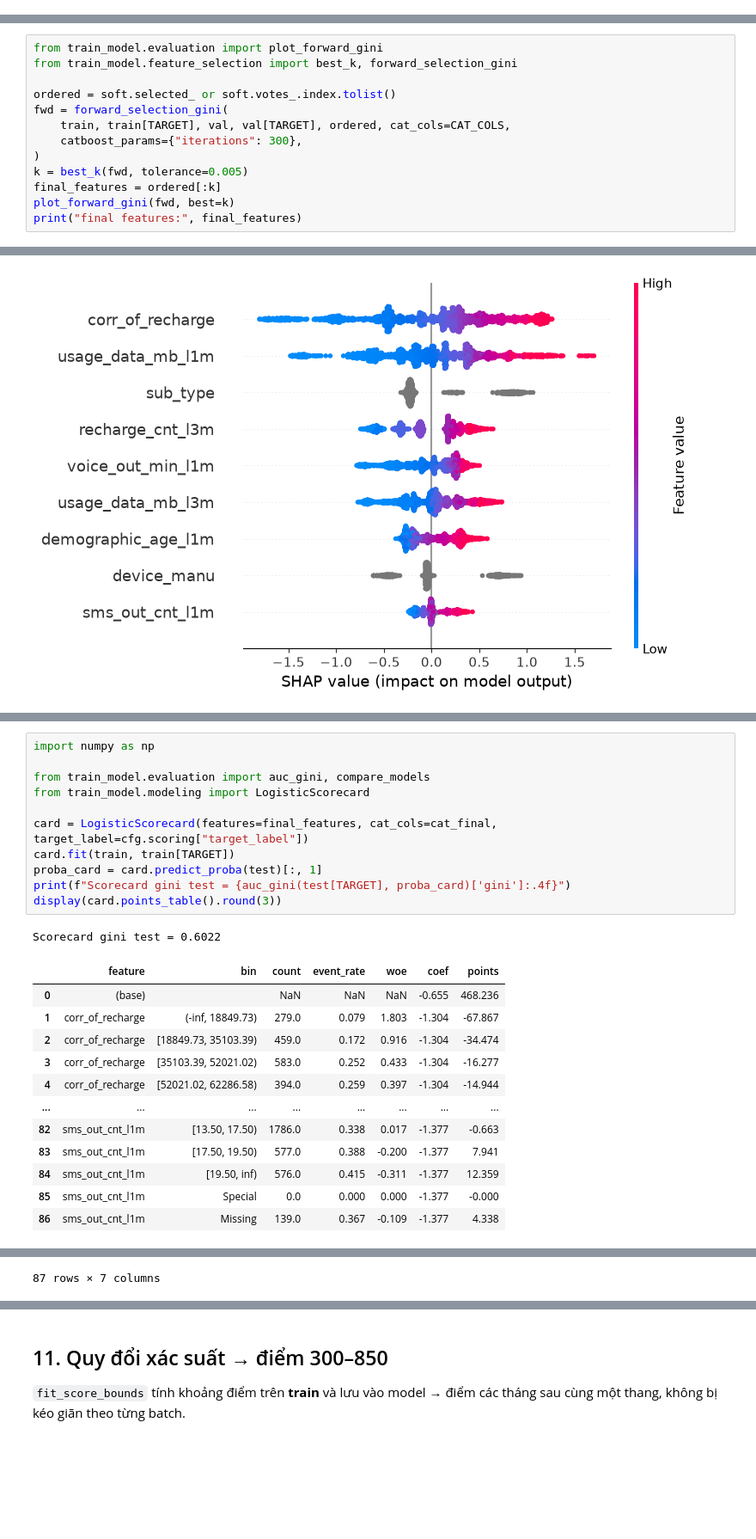
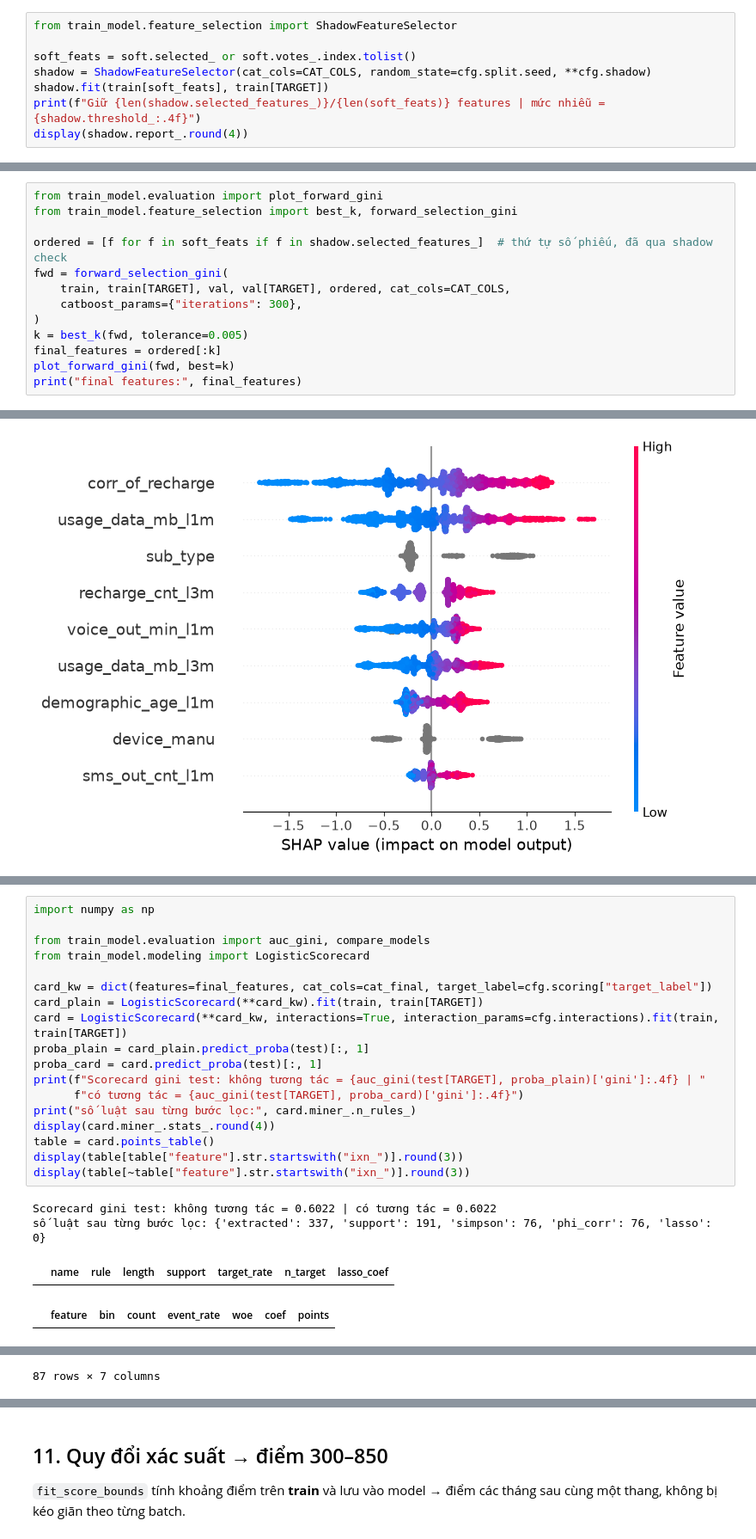
Before and after one commit to huyphan5677/train_model_standard, a Jupyter notebook: notebooks/01_train.ipynb, the cells around one changed output, grey strips where cells are left out. Shown at 86% size. Cells and saved outputs as stored; diff of their text form; blank space fills up the shorter version.

```diff
--- a/notebooks/01_train.ipynb
+++ b/notebooks/01_train.ipynb
@@ -241,0 +254,8 @@ Giữ 10/10 features (min_votes=3)
+# %%
+from train_model.feature_selection import ShadowFeatureSelector
+
+soft_feats = soft.selected_ or soft.votes_.index.tolist()
+shadow = ShadowFeatureSelector(cat_cols=CAT_COLS, random_state=cfg.split.seed, **cfg.shadow)
+shadow.fit(train[soft_feats], train[TARGET])
+print(f"Giữ {len(shadow.selected_features_)}/{len(soft_feats)} features | mức nhiễu = {shadow.threshold_:.4f}")
+display(shadow.report_.round(4))
@@ -248,7 +281,7 @@ Thêm dần feature theo thứ tự số phiếu, train CatBoost mỗi lần và
 from train_model.evaluation import plot_forward_gini
 from train_model.feature_selection import best_k, forward_selection_gini
 
-ordered = soft.selected_ or soft.votes_.index.tolist()
+ordered = [f for f in soft_feats if f in shadow.selected_features_]  # thứ tự số phiếu, đã qua shadow check
 fwd = forward_selection_gini(
     train, train[TARGET], val, val[TARGET], ordered, cat_cols=CAT_COLS,
     catboost_params={"iterations": 300},
@@ -431,25 +510,23 @@ Bước 11–12 vẫn dùng CatBoost; bảng này là thông tin để quyết
 # %%
 import numpy as np
 
 from train_model.evaluation import auc_gini, compare_models
 from train_model.modeling import LogisticScorecard
 
-card = LogisticScorecard(features=final_features, cat_cols=cat_final, target_label=cfg.scoring["target_label"])
-card.fit(train, train[TARGET])
+card_kw = dict(features=final_features, cat_cols=cat_final, target_label=cfg.scoring["target_label"])
+card_plain = LogisticScorecard(**card_kw).fit(train, train[TARGET])
+card = LogisticScorecard(**card_kw, interactions=True, interaction_params=cfg.interactions).fit(train, train[TARGET])
+proba_plain = card_plain.predict_proba(test)[:, 1]
 proba_card = card.predict_proba(test)[:, 1]
-print(f"Scorecard gini test = {auc_gini(test[TARGET], proba_card)['gini']:.4f}")
-display(card.points_table().round(3))
+print(f"Scorecard gini test: không tương tác = {auc_gini(test[TARGET], proba_plain)['gini']:.4f} | "
+      f"có tương tác = {auc_gini(test[TARGET], proba_card)['gini']:.4f}")
+print("số luật sau từng bước lọc:", card.miner_.n_rules_)
+display(card.miner_.stats_.round(4))
+table = card.points_table()
+display(table[table["feature"].str.startswith("ixn_")].round(3))
+display(table[~table["feature"].str.startswith("ixn_")].round(3))
 # %% [output]
-Scorecard gini test = 0.6022
+Scorecard gini test: không tương tác = 0.6022 | có tương tác = 0.6022
+số luật sau từng bước lọc: {'extracted': 337, 'support': 191, 'simpson': 76, 'phi_corr': 76, 'lasso': 0}
-|  | feature | bin | count | event_rate | woe | coef | points |
-| 0 | (base) |  | NaN | NaN | NaN | -0.655 | 468.236 |
-| 1 | corr_of_recharge | (-inf, 18849.73) | 279.0 | 0.079 | 1.803 | -1.304 | -67.867 |
-| 2 | corr_of_recharge | [18849.73, 35103.39) | 459.0 | 0.172 | 0.916 | -1.304 | -34.474 |
-| 3 | corr_of_recharge | [35103.39, 52021.02) | 583.0 | 0.252 | 0.433 | -1.304 | -16.277 |
-| 4 | corr_of_recharge | [52021.02, 62286.58) | 394.0 | 0.259 | 0.397 | -1.304 | -14.944 |
-| ... | ... | ... | ... | ... | ... | ... | ... |
-| 82 | sms_out_cnt_l1m | [13.50, 17.50) | 1786.0 | 0.338 | 0.017 | -1.377 | -0.663 |
-| 83 | sms_out_cnt_l1m | [17.50, 19.50) | 577.0 | 0.388 | -0.200 | -1.377 | 7.941 |
-| 84 | sms_out_cnt_l1m | [19.50, inf) | 576.0 | 0.415 | -0.311 | -1.377 | 12.359 |
-| 85 | sms_out_cnt_l1m | Special | 0.0 | 0.000 | 0.000 | -1.377 | -0.000 |
-| 86 | sms_out_cnt_l1m | Missing | 139.0 | 0.367 | -0.109 | -1.377 | 4.338 |
+|  | name | rule | length | support | target_rate | n_target | lasso_coef |
+|  | feature | bin | count | event_rate | woe | coef | points |
```
Also changed, not shown: parts of 12 cells of this notebook, 1 other file.
